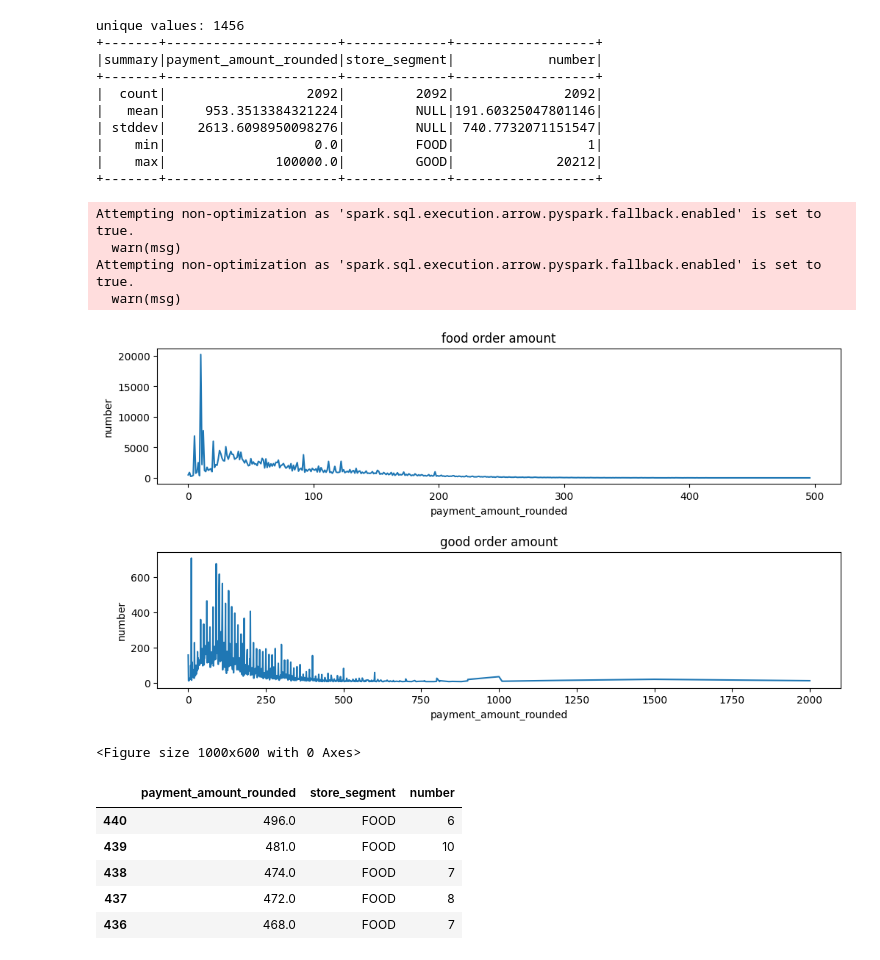
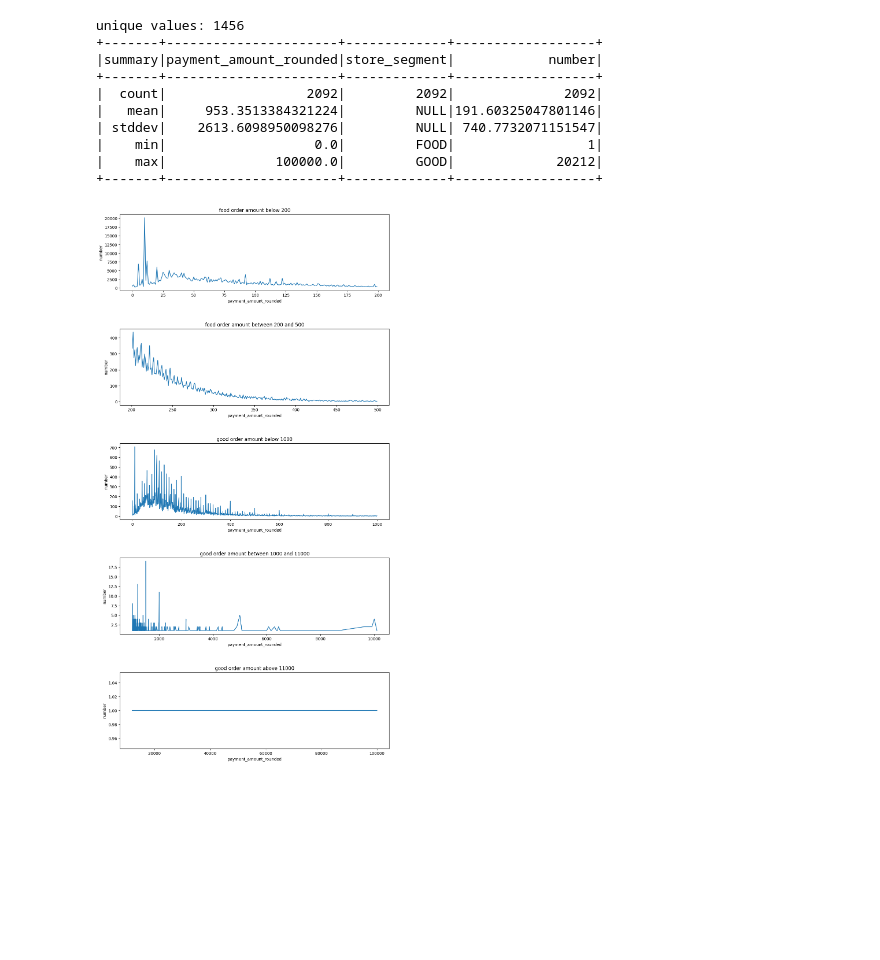
Before and after one commit to MOlowski/orders-in-Brazil, a Jupyter notebook: datasets_inspection.ipynb, the cells around one changed output. Cells and saved outputs as stored; diff of their text form; code cells hidden in the pictures; blank space fills up the shorter version.

Commit message:
done 1, 2, 4, 5 from working with data plan

```diff
--- a/datasets_inspection.ipynb
+++ b/datasets_inspection.ipynb
@@ -388,5 +630,16 @@ only showing top 20 rows
 # %%
-order_pay = order_m.select('payment_order_id','store_segment')
-payments = payments.join(order_pay, 'payment_order_id', 'inner')
+### get store segment into payments dataset
+orders = dfs['orders']
+orders_s = orders.join(stores, 'store_id', 'left')
+orders_p = orders_s.join(payments, 'payment_order_id', 'left')
+orders_done = orders_p.select('order_id',
+                              'store_id',
+                              'payment_order_id',
+                              'order_status',
+                              'store_segment',
+                              'payment_status'
+                              ).filter((orders_p['payment_status']=='PAID') &
+                                       (orders_p['order_status']=='FINISHED'))
+payments = payments.join(orders_done, 'payment_order_id', 'inner')
 payments.show(5)
 # %% [output]
@@ -418,34 +672,40 @@ unique values: 1456
 |    max|              100000.0|         GOOD|             20212|
 +-------+----------------------+-------------+------------------+
 # %%
-import seaborn as sns
-import matplotlib.pyplot as plt
-import pandas as pd
+### plots with payment amount values per store segment
 
-good_p = amount.filter(amount['store_segment'] == 'GOOD')
-good = good_p.toPandas()
-food_p = amount.filter(amount['store_segment'] == 'FOOD')
-food = food_p.toPandas()
+good_p_1 = amount.filter((amount['store_segment'] == 'GOOD') & (amount['payment_amount_rounded']<1000))
+good_p_2 = amount.filter((amount['store_segment'] == 'GOOD') &
+                         (amount['payment_amount_rounded']>1000) &
+                         (amount['payment_amount_rounded']<11000))
+good_p_3 = amount.filter((amount['store_segment'] == 'GOOD') & (amount['payment_amount_rounded']>11000))
+good_1 = good_p_1.toPandas()
+good_2 = good_p_2.toPandas()
+good_3 = good_p_3.toPandas()
 
-fig, axs = plt.subplots(2, 1, figsize=(12, 6), gridspec_kw={'hspace':0.5})
-plt.figure(figsize=(10,6))
-sns.lineplot(data = food, x='payment_amount_rounded', y='number', ax=axs[0])
-sns.lineplot(data = good, x='payment_amount_rounded', y='number', ax=axs[1])
-axs[0].set_title('food order amount')
-axs[1].set_title('good order amount')
+food_p_1 = amount.filter((amount['store_segment'] == 'FOOD') & (amount['payment_amount_rounded']<200))
+food_p_2 = amount.filter((amount['store_segment'] == 'FOOD') &
+                         (amount['payment_amount_rounded']>200) &
+                         (amount['payment_amount_rounded']<500))
+food_p_3 = amount.filter((amount['store_segment'] == 'FOOD') & (amount['payment_amount_rounded']>500))
+food_1 = food_p_1.toPandas()
+food_2 = food_p_2.toPandas()
+
+fig, axs = plt.subplots(5, 1, figsize=(12, 24), gridspec_kw={'hspace':0.5})
+sns.lineplot(data = food_1, x='payment_amount_rounded', y='number', ax=axs[0])
+sns.lineplot(data = food_2, x='payment_amount_rounded', y='number', ax=axs[1])
+sns.lineplot(data = good_1, x='payment_amount_rounded', y='number', ax=axs[2])
+sns.lineplot(data = good_2, x='payment_amount_rounded', y='number', ax=axs[3])
+sns.lineplot(data = good_3, x='payment_amount_rounded', y='number', ax=axs[4])
+
+axs[0].set_title('food order amount below 200')
+axs[1].set_title('food order amount between 200 and 500')
+axs[2].set_title('good order amount below 1000')
+axs[3].set_title('good order amount between 1000 and 11000')
+axs[4].set_title('good order amount above 11000')
+
 plt.show()
-food.sort_values(by='payment_amount_rounded', ascending=False).head()
+food_ab_500 = food_p_3.orderBy(food_p_3['payment_amount_rounded'].desc())
 # %% [output]
-Attempting non-optimization as 'spark.sql.execution.arrow.pyspark.fallback.enabled' is set to true.
-  warn(msg)
-Attempting non-optimization as 'spark.sql.execution.arrow.pyspark.fallback.enabled' is set to true.
-  warn(msg)
-[figure, old version]
+[figure, new version]
-<Figure size 1000x600 with 0 Axes>
-|  | payment_amount_rounded | store_segment | number |
-| 440 | 496.0 | FOOD | 6 |
-| 439 | 481.0 | FOOD | 10 |
-| 438 | 474.0 | FOOD | 7 |
-| 437 | 472.0 | FOOD | 8 |
-| 436 | 468.0 | FOOD | 7 |
 # %%
```
Also changed, not shown: parts of 60 cells of this notebook.
